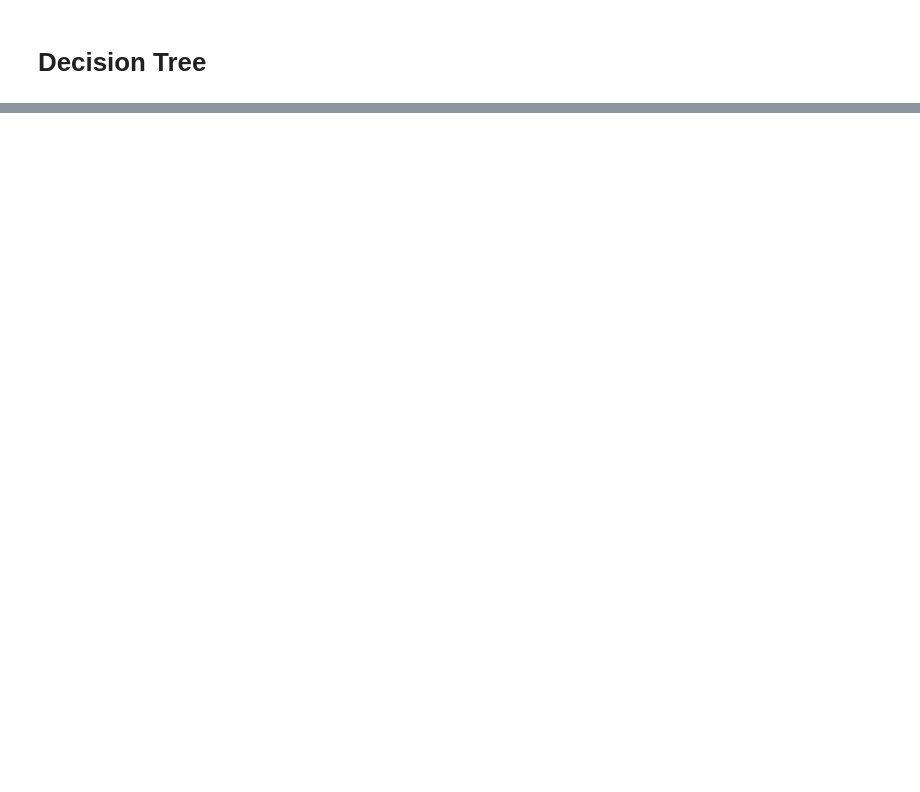
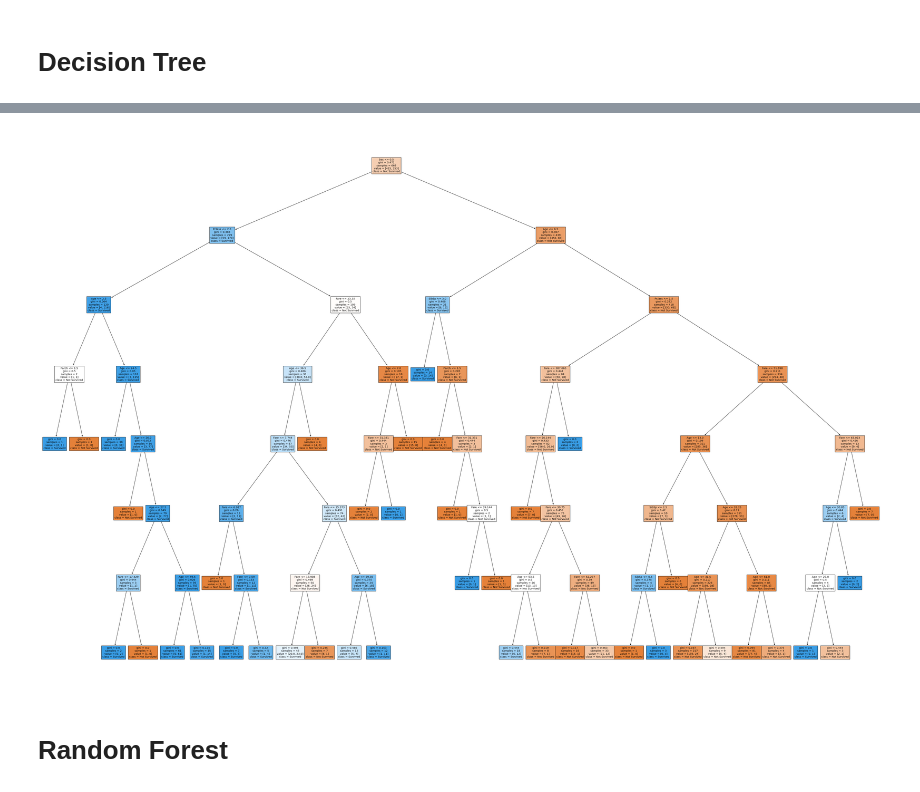
Before and after one commit to rachek253/CS_315_Group_Project, a Jupyter notebook: CS315_GroupProject.ipynb, the cells around one changed output, grey strips where cells are left out. Drawn from its saved outputs; the diff is of its cells as text; code cells hidden in the pictures; blank space fills up the shorter version.

```diff
--- a/CS315_GroupProject.ipynb
+++ b/CS315_GroupProject.ipynb
@@ -154,0 +209,9 @@ plt.show()
+# %%
+plt.figure(figsize = (60,40))  # Set the figure size for better visibility
+plot_tree(new_dt_titanic, feature_names = titanic_features.columns, class_names = ['Not Survived', 'Survived'], filled = True)
+plt.savefig('Decision Tree')
+plt.show()
+# %% [output]
+[figure, added]
+# %% [markdown]
+# Random Forest
```
Also changed, not shown: parts of 15 cells of this notebook, 1 other file.
